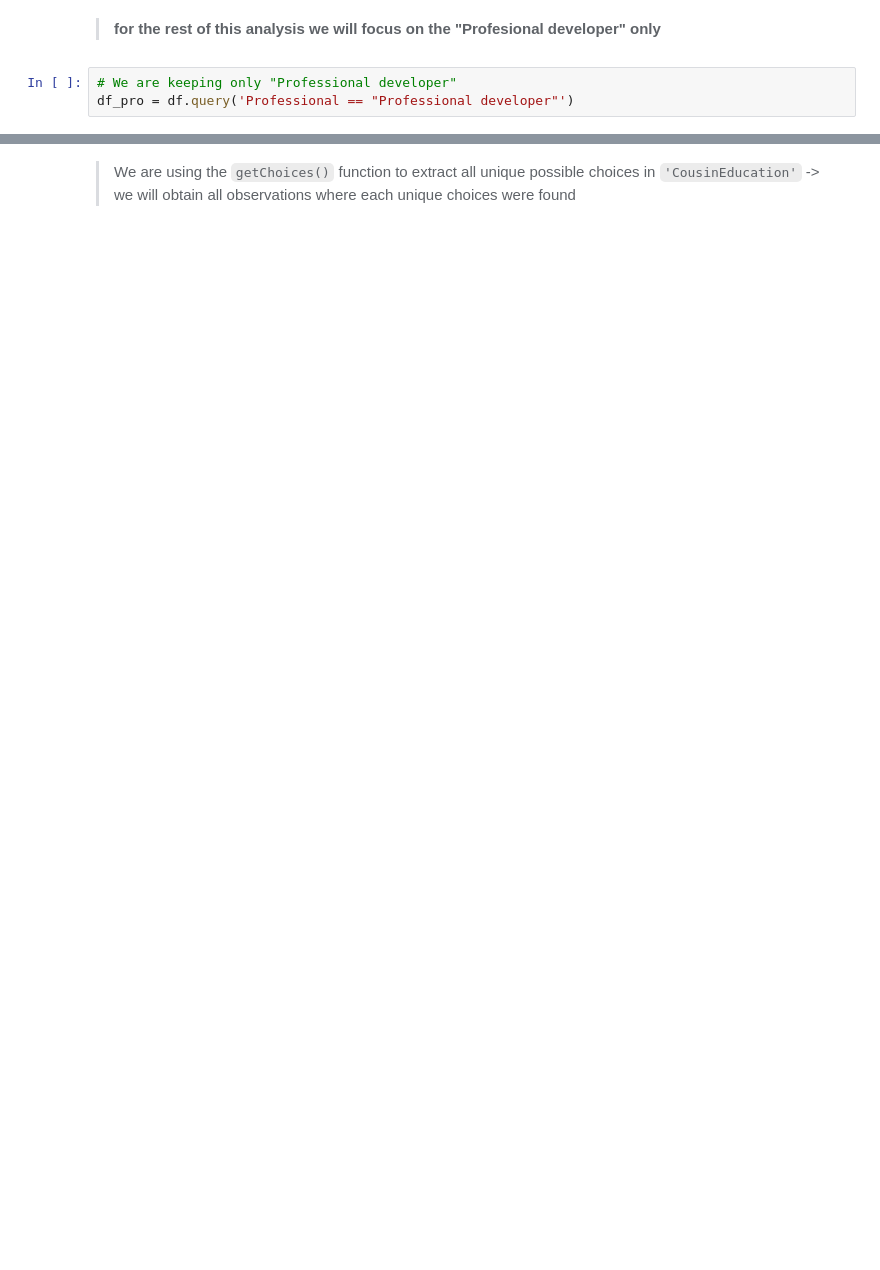
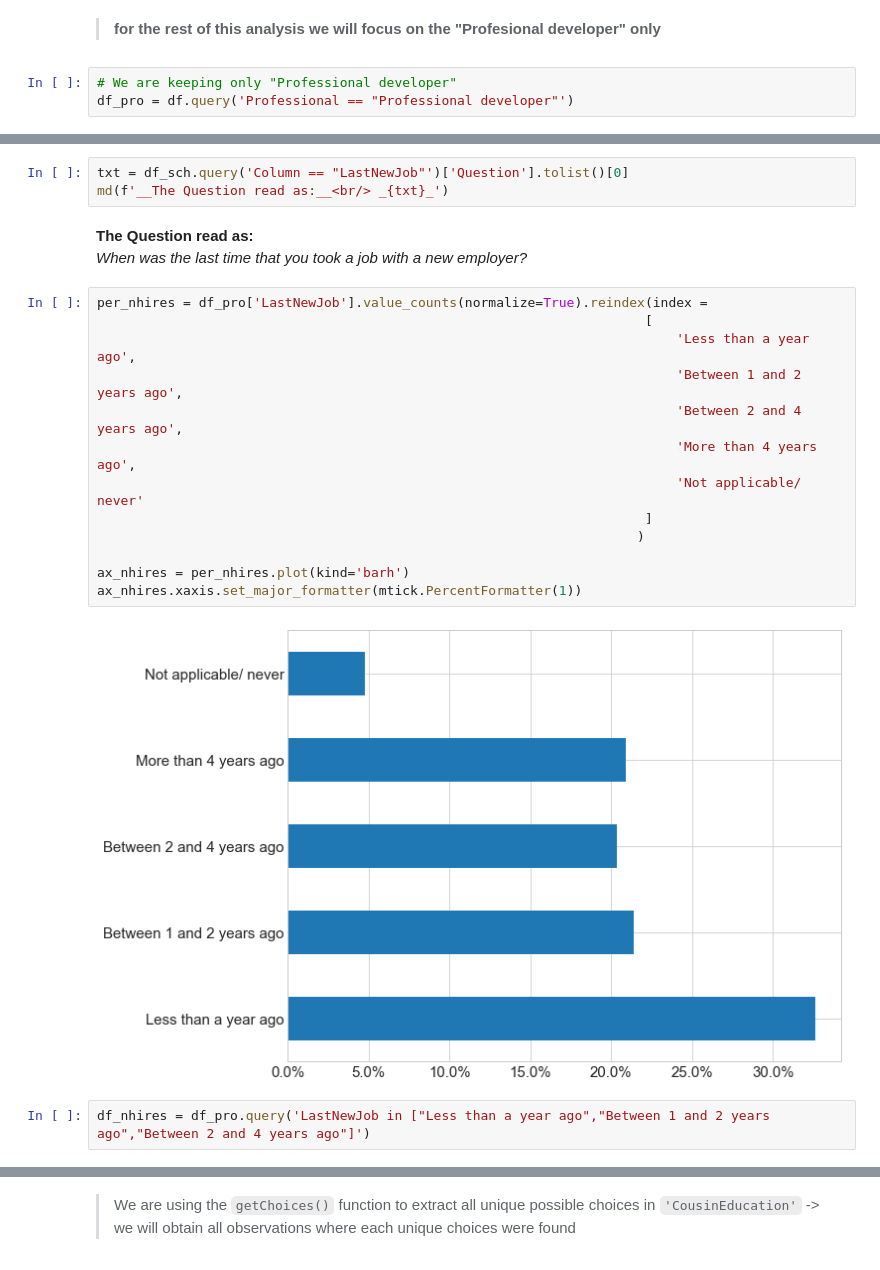
Before and after one commit to 6one2/Stack_PublicSurvey, a Jupyter notebook: code/StackPublicSurvey.ipynb, the cells around one changed output, grey strips where cells are left out. Saved outputs shown, nothing was run; the diff lists cells and outputs as text; blank space fills up the shorter version.

```diff
--- a/code/StackPublicSurvey.ipynb
+++ b/code/StackPublicSurvey.ipynb
@@ -61,0 +59,22 @@ df_pro = df.query('Professional == "Professional developer"')
+# %%
+txt = df_sch.query('Column == "LastNewJob"')['Question'].tolist()[0]
+md(f'__The Question read as:__<br/> _{txt}_')
+# %% [output]
+__The Question read as:__<br/> _When was the last time that you took a job with a new employer?_
+# %%
+per_nhires = df_pro['LastNewJob'].value_counts(normalize=True).reindex(index =
+                                                                      [
+                                                                          'Less than a year ago',
+                                                                          'Between 1 and 2 years ago',
+                                                                          'Between 2 and 4 years ago',
+                                                                          'More than 4 years ago',
+                                                                          'Not applicable/ never'
+                                                                      ]
+                                                                     )
+
+ax_nhires = per_nhires.plot(kind='barh')
+ax_nhires.xaxis.set_major_formatter(mtick.PercentFormatter(1))
+# %% [output]
+[figure, added]
+# %%
+df_nhires = df_pro.query('LastNewJob in ["Less than a year ago","Between 1 and 2 years ago","Between 2 and 4 years ago"]')
```
Also changed, not shown: parts of 39 cells of this notebook, 2 other files.
